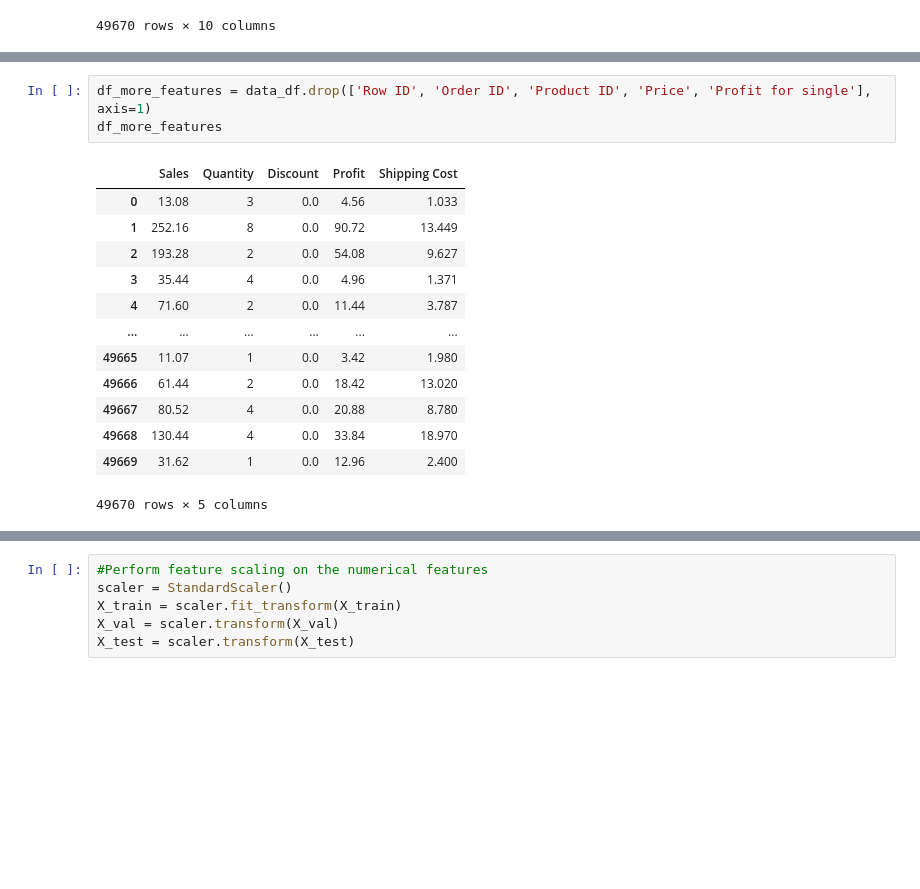
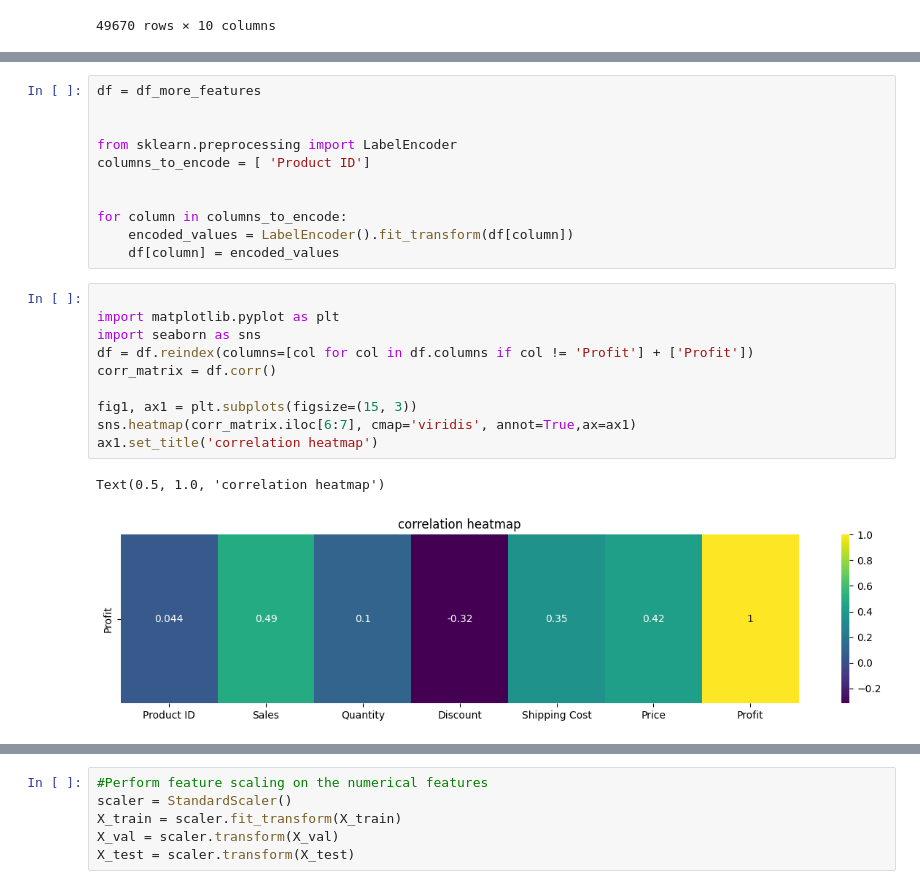
Before and after one commit to sinaaasghari/Superstore, a Jupyter notebook: ML/profit_ml.ipynb, the cells around one changed output, grey strips where cells are left out. Saved outputs shown, nothing was run; the diff lists cells and outputs as text; blank space fills up the shorter version.

```diff
--- a/ML/profit_ml.ipynb
+++ b/ML/profit_ml.ipynb
@@ -69,17 +69,24 @@ df_single
-# %%
-df_more_features = data_df.drop(['Row ID', 'Order ID', 'Product ID', 'Price', 'Profit for single'], axis=1)
-df_more_features
-# %% [output]
-|  | Sales | Quantity | Discount | Profit | Shipping Cost |
-| 0 | 13.08 | 3 | 0.0 | 4.56 | 1.033 |
-| 1 | 252.16 | 8 | 0.0 | 90.72 | 13.449 |
-| 2 | 193.28 | 2 | 0.0 | 54.08 | 9.627 |
-| 3 | 35.44 | 4 | 0.0 | 4.96 | 1.371 |
-| 4 | 71.60 | 2 | 0.0 | 11.44 | 3.787 |
-| ... | ... | ... | ... | ... | ... |
-| 49665 | 11.07 | 1 | 0.0 | 3.42 | 1.980 |
-| 49666 | 61.44 | 2 | 0.0 | 18.42 | 13.020 |
-| 49667 | 80.52 | 4 | 0.0 | 20.88 | 8.780 |
-| 49668 | 130.44 | 4 | 0.0 | 33.84 | 18.970 |
-| 49669 | 31.62 | 1 | 0.0 | 12.96 | 2.400 |
-49670 rows × 5 columns
+# %%
+df = df_more_features
+
+
+from sklearn.preprocessing import LabelEncoder
+columns_to_encode = [ 'Product ID']
+
+
+for column in columns_to_encode:
+    encoded_values = LabelEncoder().fit_transform(df[column])
+    df[column] = encoded_values
+# %%
+
+import matplotlib.pyplot as plt
+import seaborn as sns
+df = df.reindex(columns=[col for col in df.columns if col != 'Profit'] + ['Profit'])
+corr_matrix = df.corr()
+
+fig1, ax1 = plt.subplots(figsize=(15, 3))
+sns.heatmap(corr_matrix.iloc[6:7], cmap='viridis', annot=True,ax=ax1)
+ax1.set_title('correlation heatmap')
+# %% [output]
+Text(0.5, 1.0, 'correlation heatmap')
+[figure, added]
```
Also changed, not shown: parts of 15 cells of this notebook.
